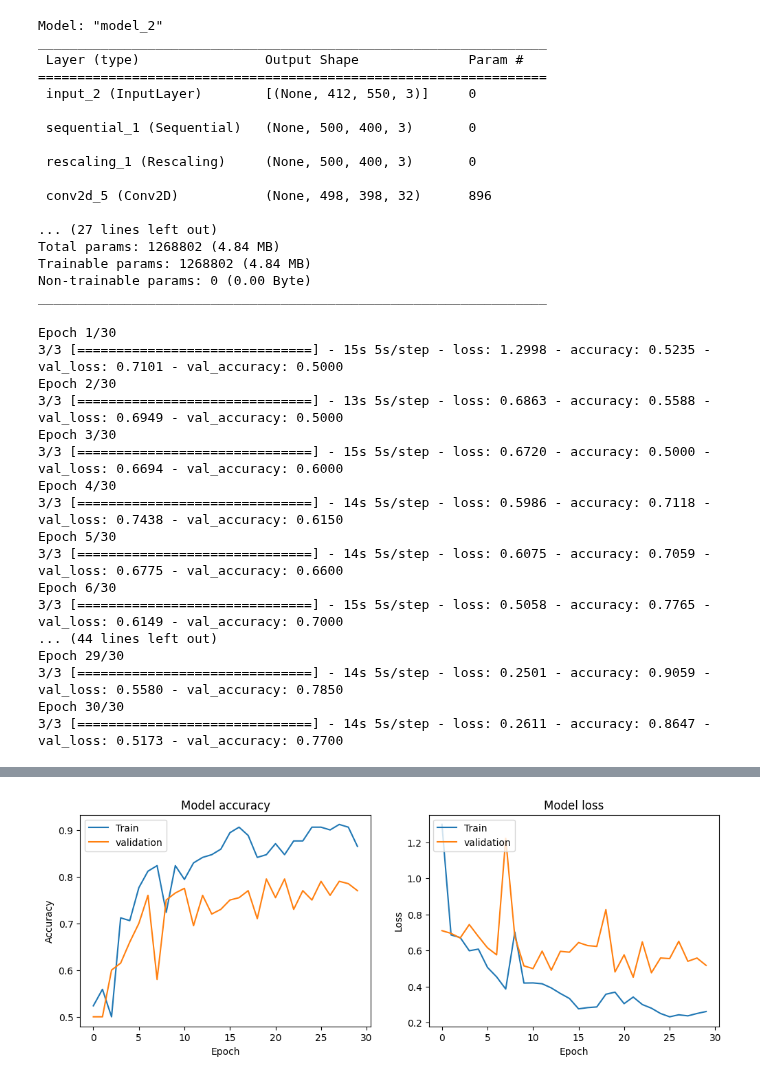
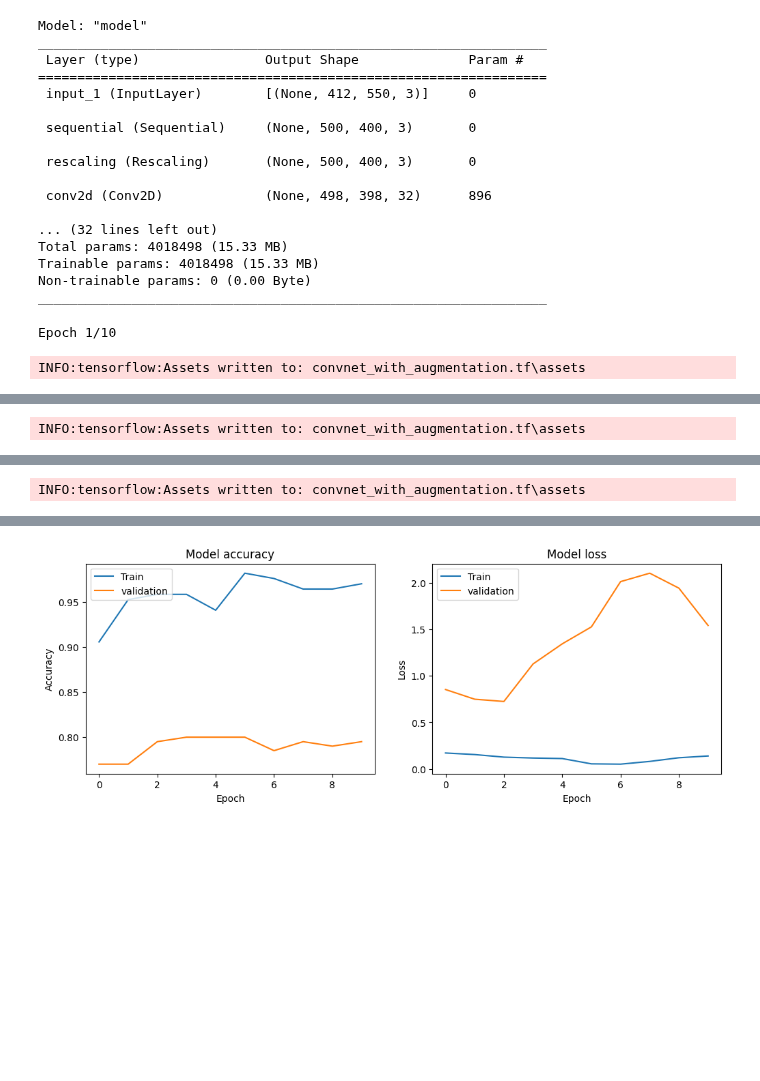
Before and after one commit to JordyCrthls/painters, a Jupyter notebook: model_augmentation.ipynb, the cells around one changed output, grey strips where cells are left out. Saved outputs shown, nothing was run; the diff lists cells and outputs as text; code cells hidden in the pictures; blank space fills up the shorter version.

```diff
--- a/model_augmentation.ipynb
+++ b/model_augmentation.ipynb
@@ -27,7 +27,9 @@ def create_simpleconvnet():
     x = layers.MaxPool2D(pool_size=2)(x)
     x = layers.Conv2D(filters=256, kernel_size=3, activation='relu')(x)
     x = layers.MaxPool2D(pool_size=2)(x)
-    x = layers.Conv2D(filters=256, kernel_size=3, activation='relu')(x)
+    x = layers.Conv2D(filters=512, kernel_size=3, activation='relu')(x)
+    x = layers.MaxPool2D(pool_size=2)(x)
+    x = layers.Conv2D(filters=512, kernel_size=3, activation='relu')(x)
     x = layers.Flatten()(x)
     x = layers.Dropout(0.5)(x)
     outputs = layers.Dense(2, activation='sigmoid')(x)
@@ -41,21 +43,21 @@ def create_simpleconvnet():
 # %%
 model = create_simpleconvnet()
 # %% [output]
-Model: "model_2"
+Model: "model"
 _________________________________________________________________
  Layer (type)                Output Shape              Param #
 =================================================================
- input_2 (InputLayer)        [(None, 412, 550, 3)]     0
+ input_1 (InputLayer)        [(None, 412, 550, 3)]     0
 
- sequential_1 (Sequential)   (None, 500, 400, 3)       0
+ sequential (Sequential)     (None, 500, 400, 3)       0
 
- rescaling_1 (Rescaling)     (None, 500, 400, 3)       0
+ rescaling (Rescaling)       (None, 500, 400, 3)       0
 
- conv2d_5 (Conv2D)           (None, 498, 398, 32)      896
+ conv2d (Conv2D)             (None, 498, 398, 32)      896
 
-... (27 lines left out)
-Total params: 1268802 (4.84 MB)
-Trainable params: 1268802 (4.84 MB)
+... (32 lines left out)
+Total params: 4018498 (15.33 MB)
+Trainable params: 4018498 (15.33 MB)
 Non-trainable params: 0 (0.00 Byte)
 _________________________________________________________________
 # %%
@@ -97,9 +99,9 @@ validation_set, validation_labels = mix(validation_rubens, validation_picasso)
 train_set = train_set.reshape(len(train_set), 412, 550, 3)
 validation_set = validation_set.reshape(len(validation_set), 412, 550, 3)
 
-callbacks = [keras.callbacks.ModelCheckpoint(filepath="convnet_with_augmentation.keras")]
+callbacks = [keras.callbacks.ModelCheckpoint(filepath="convnet_with_augmentation.tf", save_best_only=True, monitor="val_loss")]
 
-history = model.fit(train_set, train_labels, validation_data=(validation_set, validation_labels), epochs=30, batch_size=60, callbacks=callbacks)
+history = model.fit(train_set, train_labels, validation_data=(validation_set, validation_labels), epochs=10, callbacks=callbacks)
 
 plt.figure(figsize=(12, 4))
 
@@ -122,20 +124,5 @@ plt.legend(['Train', 'validation'], loc='upper left')
 
 plt.show()
 # %% [output]
-Epoch 1/30
-3/3 [==============================] - 15s 5s/step - loss: 1.2998 - accuracy: 0.5235 - val_loss: 0.7101 - val_accuracy: 0.5000
-Epoch 2/30
-3/3 [==============================] - 13s 5s/step - loss: 0.6863 - accuracy: 0.5588 - val_loss: 0.6949 - val_accuracy: 0.5000
-Epoch 3/30
-3/3 [==============================] - 15s 5s/step - loss: 0.6720 - accuracy: 0.5000 - val_loss: 0.6694 - val_accuracy: 0.6000
-Epoch 4/30
-3/3 [==============================] - 14s 5s/step - loss: 0.5986 - accuracy: 0.7118 - val_loss: 0.7438 - val_accuracy: 0.6150
-Epoch 5/30
-3/3 [==============================] - 14s 5s/step - loss: 0.6075 - accuracy: 0.7059 - val_loss: 0.6775 - val_accuracy: 0.6600
-Epoch 6/30
-3/3 [==============================] - 15s 5s/step - loss: 0.5058 - accuracy: 0.7765 - val_loss: 0.6149 - val_accuracy: 0.7000
-... (44 lines left out)
-Epoch 29/30
-3/3 [==============================] - 14s 5s/step - loss: 0.2501 - accuracy: 0.9059 - val_loss: 0.5580 - val_accuracy: 0.7850
-Epoch 30/30
-3/3 [==============================] - 14s 5s/step - loss: 0.2611 - accuracy: 0.8647 - val_loss: 0.5173 - val_accuracy: 0.7700
+Epoch 1/10
+INFO:tensorflow:Assets written to: convnet_with_augmentation.tf\assets
@@ -141,0 +131 @@ Epoch 30/30
+INFO:tensorflow:Assets written to: convnet_with_augmentation.tf\assets
@@ -141,0 +134 @@ Epoch 30/30
+INFO:tensorflow:Assets written to: convnet_with_augmentation.tf\assets
@@ -142,4 +150,4 @@ Epoch 30/30
-[figure, old version]
+[figure, new version]
 # %%
 from sklearn.preprocessing import MinMaxScaler
 
```
Also changed, not shown: parts of 3 cells of this notebook, 5 other files.
